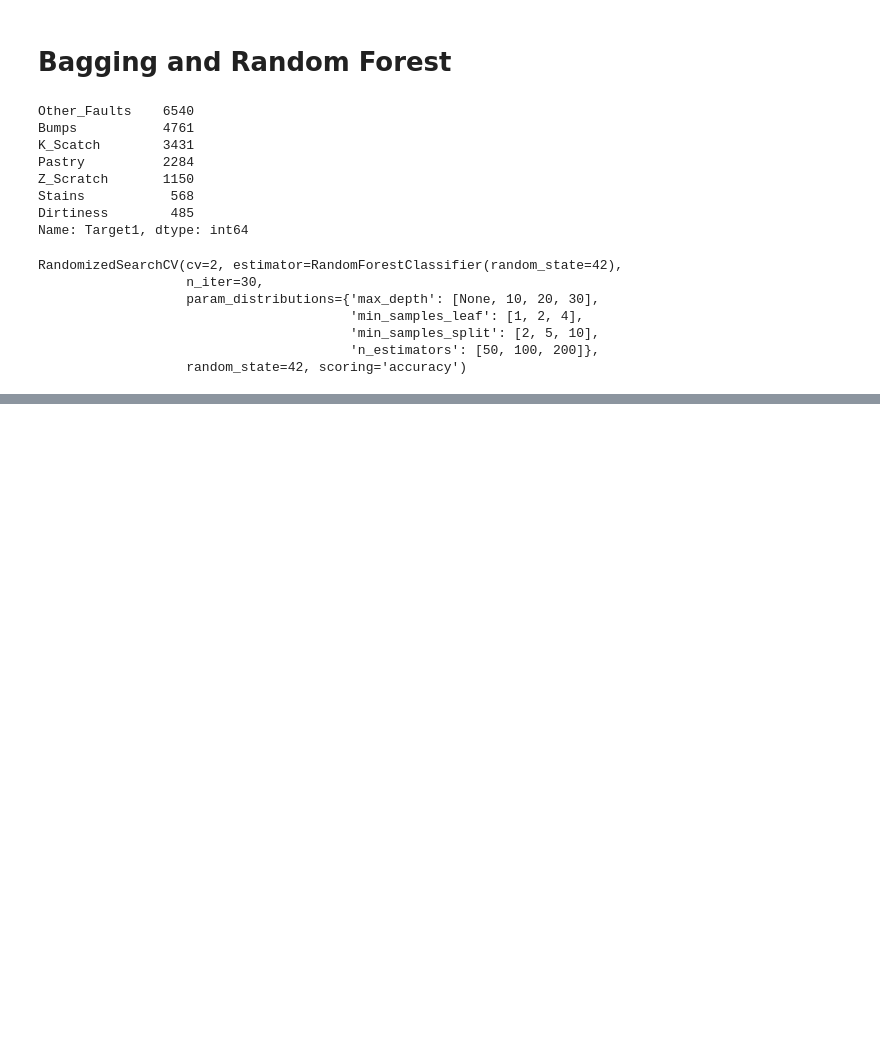
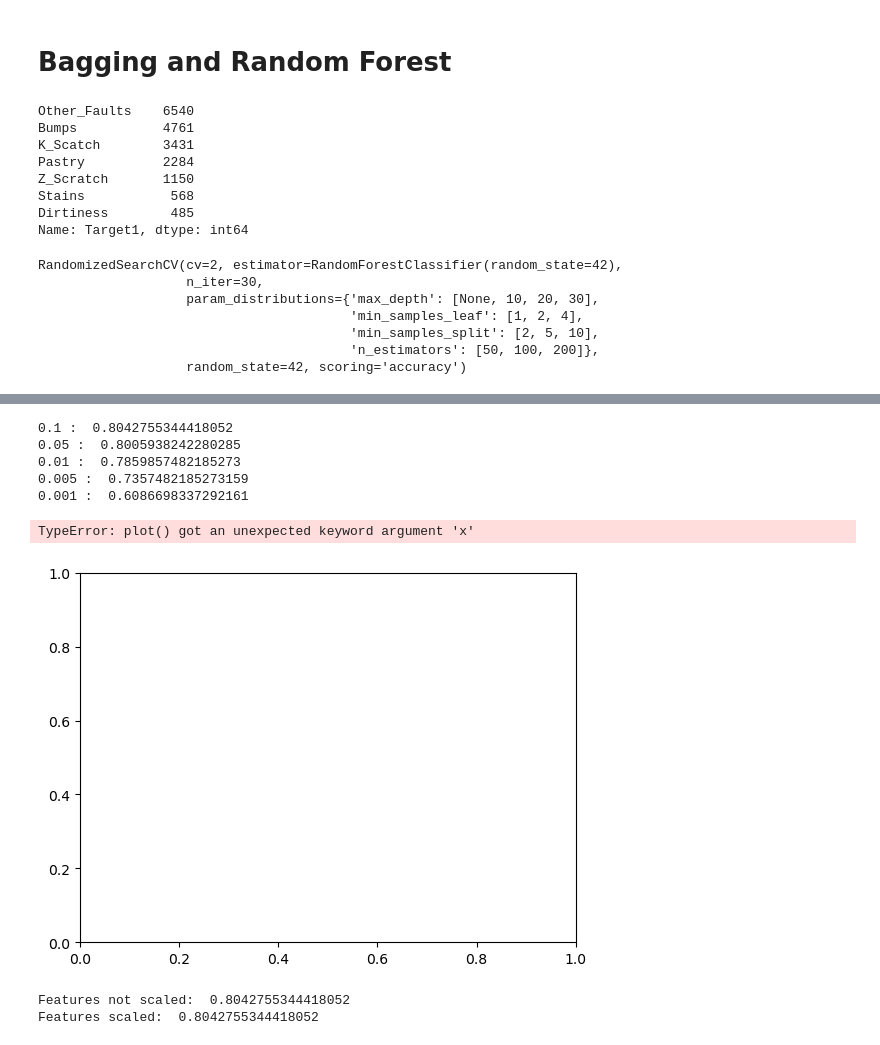
Before and after one commit to muthuganeshece/MLAssignments, a Jupyter notebook: SupervisedML/SupervisedML.ipynb, the cells around one changed output, grey strips where cells are left out. Drawn from its saved outputs; the diff is of its cells as text; code cells hidden in the pictures; blank space fills up the shorter version.

Commit message:
Boosting 2 Assignments

```diff
--- a/SupervisedML/SupervisedML.ipynb
+++ b/SupervisedML/SupervisedML.ipynb
@@ -748,0 +775,10 @@ Final model accuracy: 0.7740567736555297
+# %%
+#Assignment 1
+X = data.drop('booking_status', axis=1)
+y = data['booking_status']
+xtrain, xtest, ytrain, ytest = train_test_split(X, y, test_size=0.2, random_state=10)
+model = GradientBoostingClassifier(random_state=10)
+model.fit(xtrain, ytrain)
+
+feat_imp = [(model.feature_names_in_[i], model.feature_importances_[i]) for i in range(len(model.feature_importances_))]
+sorted(feat_imp, key = lambda x: x[1], reverse =True)
@@ -748,0 +851,52 @@ Final model accuracy: 0.7740567736555297
+# %%
+# Assignment 2
+lr = [0.1, 0.05, 0.01, 0.005, 0.001]
+X = data.drop('booking_status', axis=1)
+y = data['booking_status']
+xtrain, xtest, ytrain, ytest = train_test_split(X, y, test_size=0.2, random_state=10)
+score = []
+for learningrate in lr:
+    model = GradientBoostingClassifier(learning_rate=learningrate, random_state=10)
+    model.fit(xtrain, ytrain)
+    print(learningrate, ": ", model.score(xtest, ytest))
+# %% [output]
+0.1 :  0.8042755344418052
+0.05 :  0.8005938242280285
+0.01 :  0.7859857482185273
+0.005 :  0.7357482185273159
+0.001 :  0.6086698337292161
+# %%
+# Assignment 3
+
+X = data.drop('booking_status', axis=1)
+y = data['booking_status']
+xtrain, xtest, ytrain, ytest = train_test_split(X, y, test_size=0.2, random_state=10)
+score = []
+for depth in range(1, 16):
+    model = GradientBoostingClassifier(max_depth=depth, random_state=10)
+    model.fit(xtrain, ytrain)
+    score.append(model.score(xtest, ytest))
+plt.plot(np.arange(1,16), score)
+print("Max accuracy at depth ", np.argmax(score)+1)
+# %% [output]
+TypeError: plot() got an unexpected keyword argument 'x'
+[figure, added]
+# %%
+# Assignment 4
+X = data.drop('booking_status', axis=1)
+y = data['booking_status']
+xtrain, xtest, ytrain, ytest = train_test_split(X, y, test_size=0.2, random_state=10)
+scaler = StandardScaler()
+xtrain_scaled = scaler.fit_transform(xtrain)
+xtest_scaled = scaler.transform(xtest)
+
+model = GradientBoostingClassifier(random_state=10)
+model.fit(xtrain, ytrain)
+print("Features not scaled: ", model.score(xtest, ytest))
+
+model = GradientBoostingClassifier(random_state=10)
+model.fit(xtrain_scaled, ytrain)
+print("Features scaled: ", model.score(xtest_scaled, ytest))
+# %% [output]
+Features not scaled:  0.8042755344418052
+Features scaled:  0.8042755344418052
```
Also changed, not shown: parts of 52 cells of this notebook.
